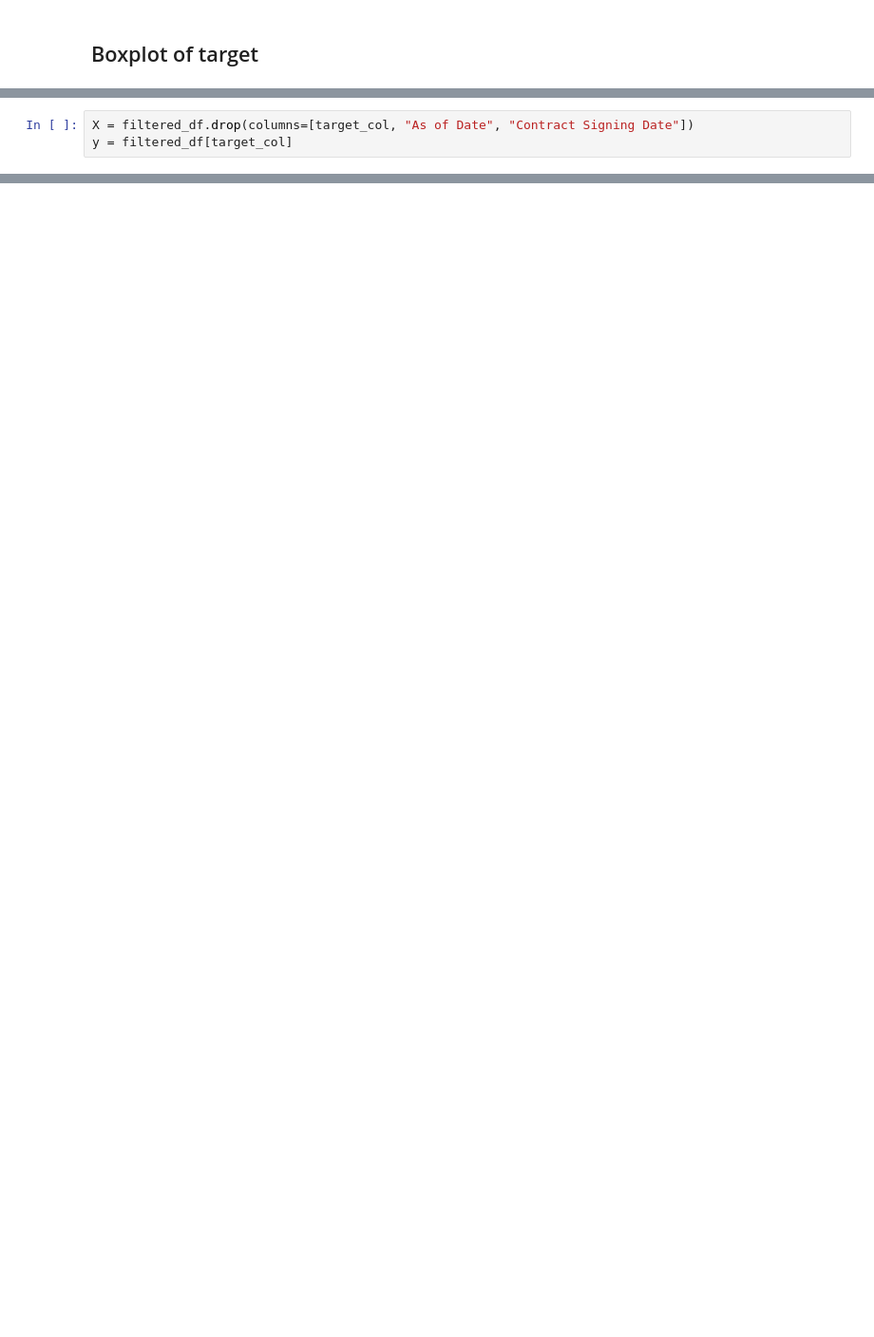
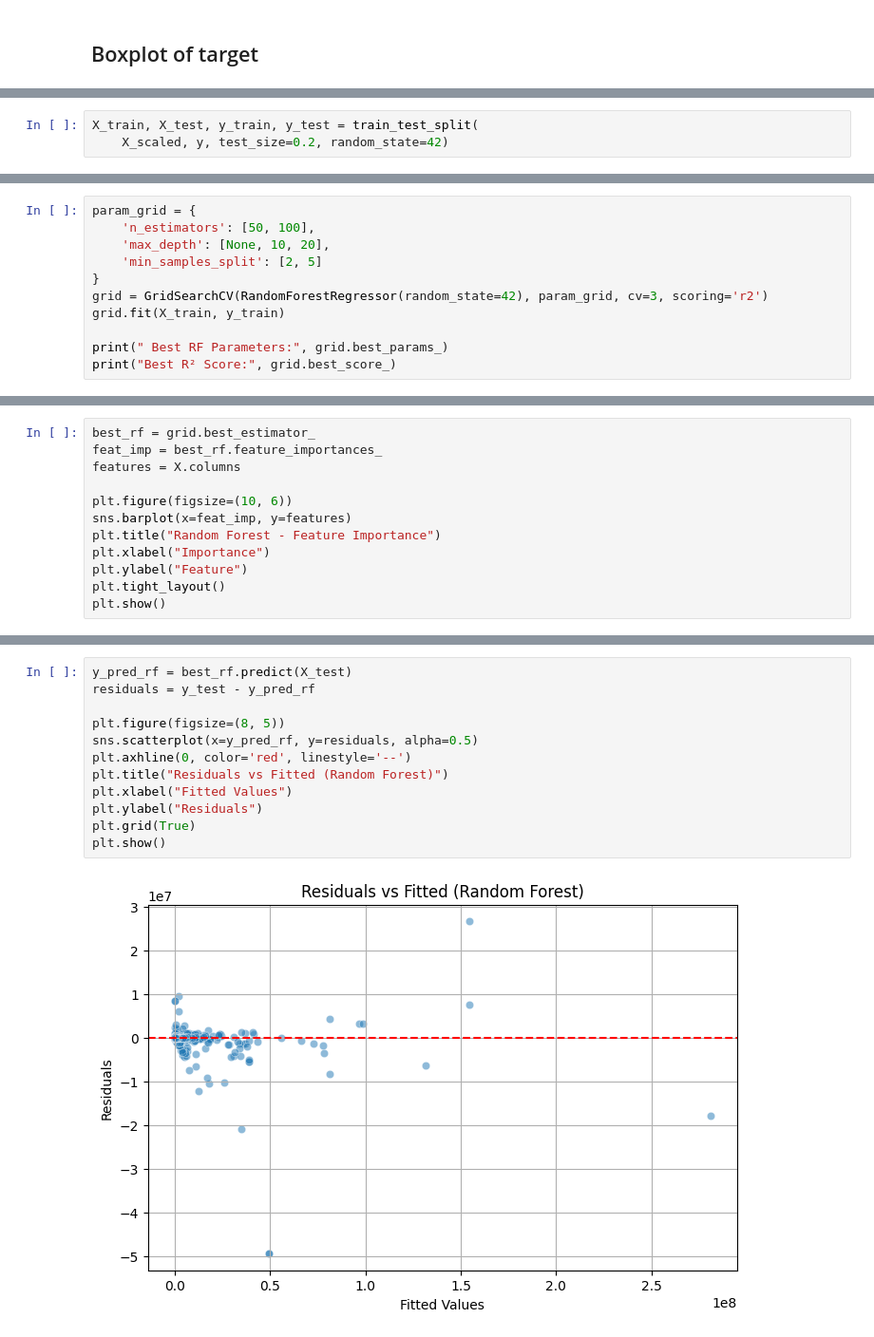
Before and after one commit to aet-lang/Contract-Awards-in-Investment-Project-Financing, a Jupyter notebook: Contract_Awards_in_Investment_Project_Financing.ipynb, the cells around one changed output, grey strips where cells are left out. Shown at 95% size. Saved outputs shown, nothing was run; the diff lists cells and outputs as text; blank space fills up the shorter version.

```diff
--- a/Contract_Awards_in_Investment_Project_Financing.ipynb
+++ b/Contract_Awards_in_Investment_Project_Financing.ipynb
@@ -121,3 +92,0 @@ for col in filtered_df.select_dtypes(include='object').columns:
-# %%
-X = filtered_df.drop(columns=[target_col, "As of Date", "Contract Signing Date"])
-y = filtered_df[target_col]
@@ -217,0 +126,3 @@ print(tabulate(final_results, headers=headers, floatfmt=".4f"))
+# %%
+X_train, X_test, y_train, y_test = train_test_split(
+    X_scaled, y, test_size=0.2, random_state=42)
@@ -217,0 +237,11 @@ print(tabulate(final_results, headers=headers, floatfmt=".4f"))
+# %%
+param_grid = {
+    'n_estimators': [50, 100],
+    'max_depth': [None, 10, 20],
+    'min_samples_split': [2, 5]
+}
+grid = GridSearchCV(RandomForestRegressor(random_state=42), param_grid, cv=3, scoring='r2')
+grid.fit(X_train, y_train)
+
+print(" Best RF Parameters:", grid.best_params_)
+print("Best R² Score:", grid.best_score_)
@@ -217,0 +253,12 @@ print(tabulate(final_results, headers=headers, floatfmt=".4f"))
+# %%
+best_rf = grid.best_estimator_
+feat_imp = best_rf.feature_importances_
+features = X.columns
+
+plt.figure(figsize=(10, 6))
+sns.barplot(x=feat_imp, y=features)
+plt.title("Random Forest - Feature Importance")
+plt.xlabel("Importance")
+plt.ylabel("Feature")
+plt.tight_layout()
+plt.show()
@@ -217,0 +269,14 @@ print(tabulate(final_results, headers=headers, floatfmt=".4f"))
+# %%
+y_pred_rf = best_rf.predict(X_test)
+residuals = y_test - y_pred_rf
+
+plt.figure(figsize=(8, 5))
+sns.scatterplot(x=y_pred_rf, y=residuals, alpha=0.5)
+plt.axhline(0, color='red', linestyle='--')
+plt.title("Residuals vs Fitted (Random Forest)")
+plt.xlabel("Fitted Values")
+plt.ylabel("Residuals")
+plt.grid(True)
+plt.show()
+# %% [output]
+[figure, added]
```
Also changed, not shown: parts of 64 cells of this notebook.
